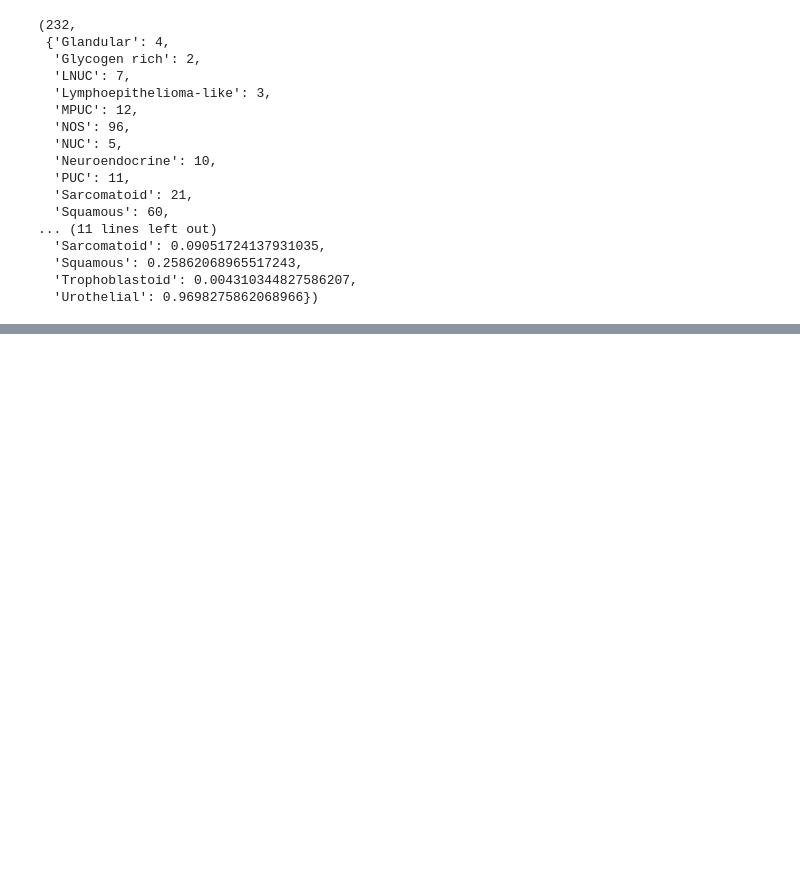
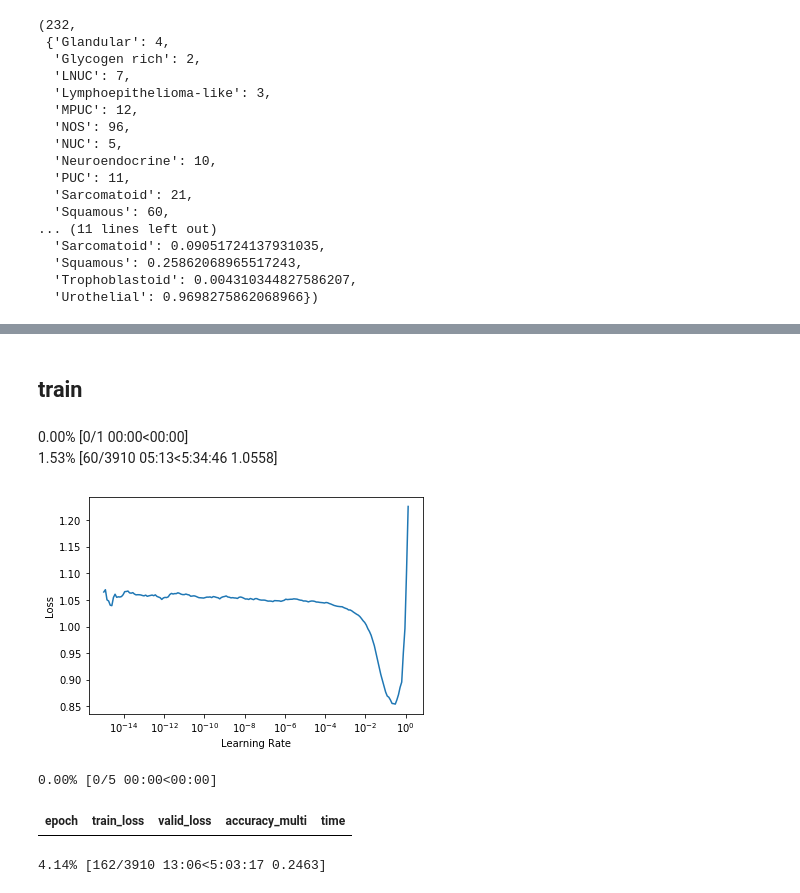
Before and after one commit to ChristophNeuner/urothel_ca, a Jupyter notebook: notebook.ipynb, the cells around one changed output, grey strips where cells are left out. Drawn from its saved outputs; the diff is of its cells as text; code cells hidden in the pictures; blank space fills up the shorter version.

```diff
--- a/notebook.ipynb
+++ b/notebook.ipynb
@@ -705,0 +689,8 @@ patient_manager.split(train_size=train_size, validation_size=validation_size, te
+# %%
+arch = torchvision.models.resnet50
+# %%
+learner = cnn_learner(dls=dls,
+                     arch=arch,
+                     metrics=[fastai.metrics.accuracy_multi],
+                     pretrained=True,
+                     path=PATH/'models'/f'{n}-{arch.__name__}')
@@ -705,0 +712,11 @@ patient_manager.split(train_size=train_size, validation_size=validation_size, te
+# %% [markdown]
+## train
+# %%
+learner.lr_find(start_lr=1e-15, end_lr=10, num_it=200)
+# %% [output]
+0.00% [0/1 00:00<00:00]
+1.53% [60/3910 05:13<5:34:46 1.0558]
+# %%
+learner.recorder.plot_lr_find()
+# %% [output]
+[figure, added]
@@ -705,0 +727,8 @@ patient_manager.split(train_size=train_size, validation_size=validation_size, te
+# %%
+learner.fit_one_cycle(n_epoch=epochs_frozen,
+                      lr_max=lr1,
+                      cbs=[CSVLogger(fname=log_head_name, append=True), SaveModelCallback(every_epoch=True, fname='head')])
+# %% [output]
+0.00% [0/5 00:00<00:00]
+| epoch | train_loss | valid_loss | accuracy_multi | time |
+4.14% [162/3910 13:06<5:03:17 0.2463]
```
Also changed, not shown: parts of 26 cells of this notebook.
